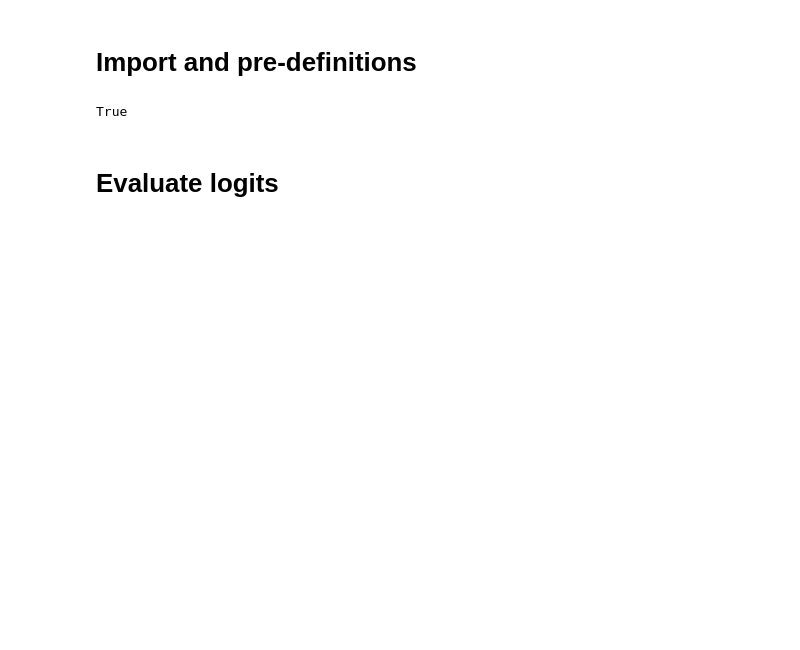
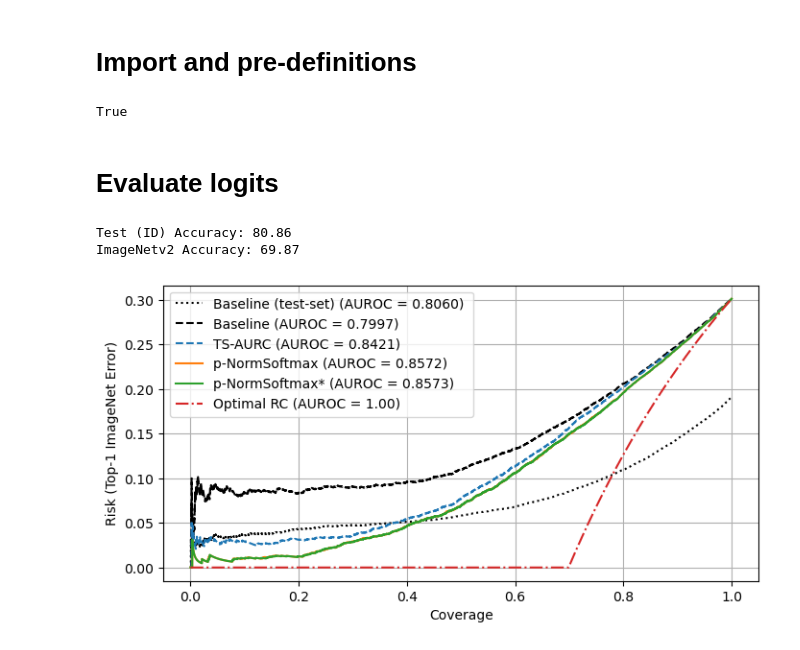
Before and after one commit to lfpc/pNormSoftmax, a Jupyter notebook: experiments/notebooks/Robustness.ipynb, the cells around one changed output. Drawn from its saved outputs; the diff is of its cells as text; code cells hidden in the pictures; blank space fills up the shorter version.

```diff
--- a/experiments/notebooks/Robustness.ipynb
+++ b/experiments/notebooks/Robustness.ipynb
@@ -39,0 +34,5 @@ logits,labels = upload_logits(MODEL_ARC,DATASET,PATH_MODELS,
+# %%
+MODEL_ARC = 'resnet50'
+DATASET = 'ImageNet'
+
+METRIC = lambda x,y: 1-metrics.AUROC(x,y)#metrics.AURC
@@ -39,0 +47,23 @@ logits,labels = upload_logits(MODEL_ARC,DATASET,PATH_MODELS,
+# %%
+print(f'Test (ID) Accuracy: {100*(1-risk.mean().item()):.2f}')
+
+print(f'ImageNetv2 Accuracy: {100*(1-risk_v2.mean().item()):.2f}')
+# %% [output]
+Test (ID) Accuracy: 80.86
+ImageNetv2 Accuracy: 69.87
+# %%
+p_star = pNormSoftmax.optimize.p(logits_v2,risk_v2,METRIC)
+pT_star = pNormSoftmax.optimize.p_and_beta(logits_v2,risk_v2,METRIC)
+T_star = pNormSoftmax.optimize.T(logits_v2,risk_v2,METRIC)
+
+p = pNormSoftmax.optimize.p(logits,risk,METRIC)
+beta = pNormSoftmax.beta_heuristic(logits,p)
+pT = pNormSoftmax.optimize.p_and_beta(logits,risk,METRIC)
+T = pNormSoftmax.optimize.T(logits,risk,METRIC)
+# %%
+baseline = metrics.RC_curve(risk,measures.MSP(logits))
+baseline_v2 = metrics.RC_curve(risk_v2,measures.MSP(logits_v2))
+T_star_RC = metrics.RC_curve(risk_v2,measures.MSP(logits_v2.div(T_star)))
+p_star_RC = metrics.RC_curve(risk_v2,pNormSoftmax.pNormSoftmax(logits_v2,p_star,None))
+pT_star_RC = metrics.RC_curve(risk_v2,pNormSoftmax.pNormSoftmax(logits_v2,pT_star[0],pT_star[1]))
+optimal = metrics.RC_curve(risk_v2,1-risk_v2)
@@ -39,0 +74,25 @@ logits,labels = upload_logits(MODEL_ARC,DATASET,PATH_MODELS,
+# %%
+fig = plt.figure(figsize = (8,4))
+fig.tight_layout()
+auroc = metrics.AUROC(risk,measures.MSP(logits))
+plt.plot(*baseline,'k:', label  = 'Baseline (test-set)'+ f' (AUROC = {auroc:.4f}) ')
+auroc = metrics.AUROC(risk_v2,measures.MSP(logits_v2))
+plt.plot(*baseline_v2,'k--', label  = 'Baseline'+ f' (AUROC = {auroc:.4f}) ')
+auroc = metrics.AUROC(risk_v2,measures.MSP(logits_v2.div(T_star)))
+plt.plot(*T_star_RC, '--',label  = 'TS-AURC'+ f' (AUROC = {auroc:.4f})')
+
+auroc = metrics.AUROC(risk_v2,pNormSoftmax.pNormSoftmax(logits_v2,p_star,None))
+plt.plot(*p_star_RC, label  = 'p-NormSoftmax'+ f' (AUROC = {auroc:.4f})')
+auroc = metrics.AUROC(risk_v2,pNormSoftmax.pNormSoftmax(logits_v2,pT_star[0],pT_star[1]))
+plt.plot(*pT_star_RC, label  = 'p-NormSoftmax*'+ f' (AUROC = {auroc:.4f})')
+auroc = metrics.AUROC(risk_v2,risk_v2.logical_not().float())
+plt.plot(*optimal,'-.', label  = 'Optimal RC'+ f' (AUROC = {auroc:.2f})')
+
+plt.grid()
+plt.legend()
+plt.xlabel('Coverage')
+plt.ylabel('Risk (Top-1 ImageNet Error)')
+plt.savefig(os.path.join(FIGS_PATH, f'RC-{MODEL_ARC}.pdf'), transparent = True, format = 'pdf',bbox_inches = 'tight')
+plt.show()
+# %% [output]
+[figure, added]
```
Also changed, not shown: parts of 8 cells of this notebook, 2 other files.
